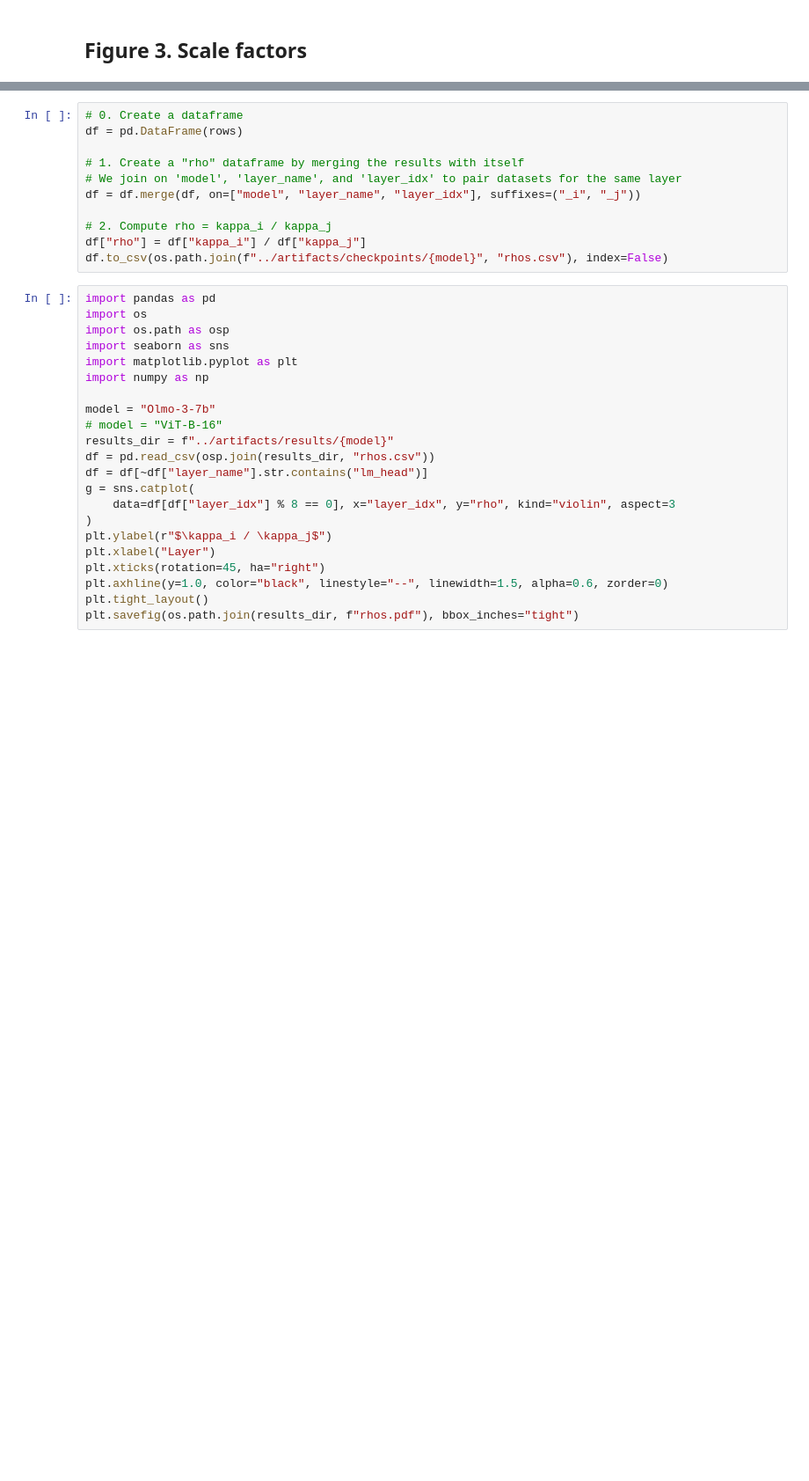
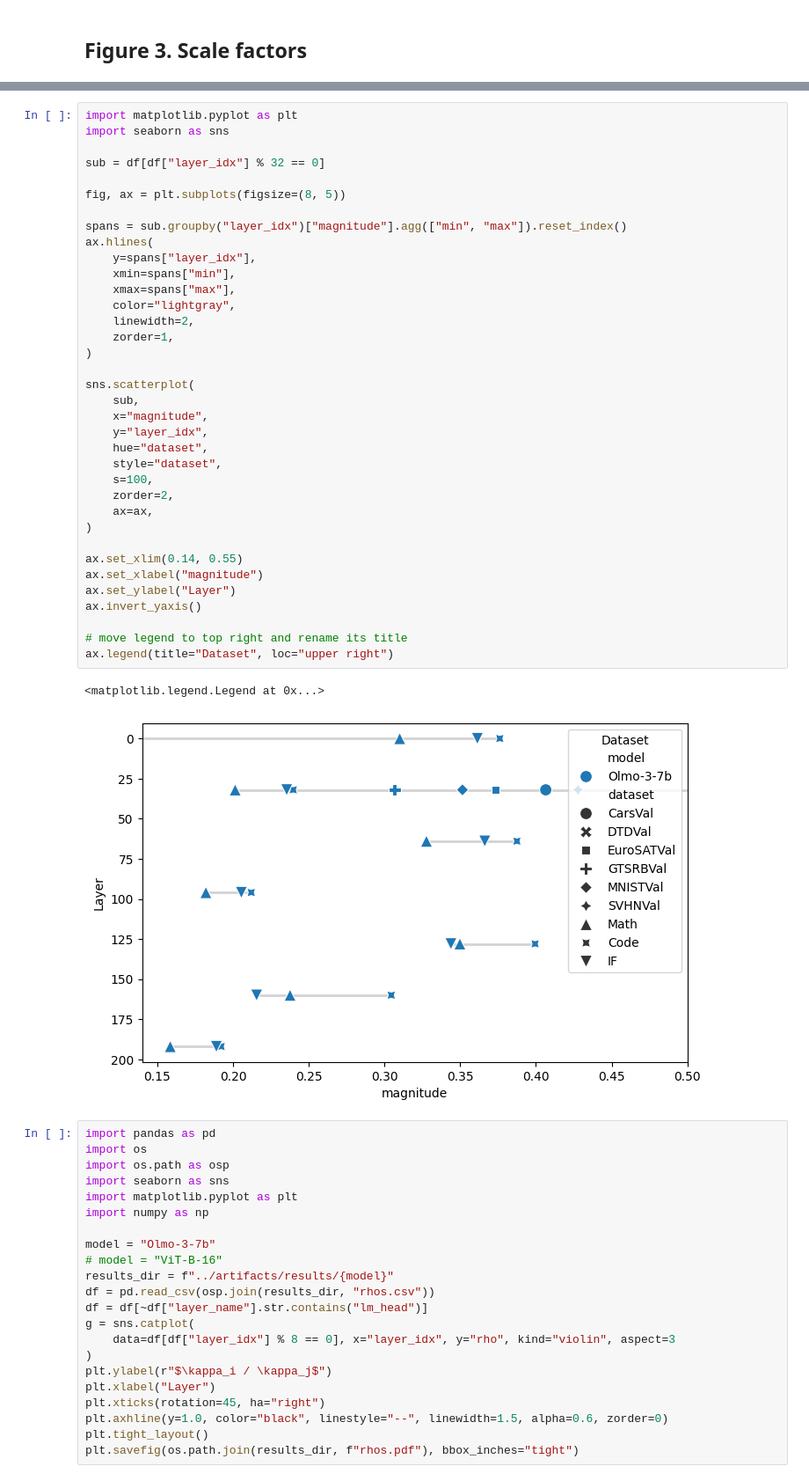
Before and after one commit to marawangamal/actmat, a Jupyter notebook: scripts/analysis.ipynb, the cells around one changed output, grey strips where cells are left out. Shown at 88% size. Saved outputs shown, nothing was run; the diff lists cells and outputs as text; blank space fills up the shorter version.

Commit message:
Exp: add results

```diff
--- a/scripts/analysis.ipynb
+++ b/scripts/analysis.ipynb
@@ -212,14 +288,42 @@ for dataset in tqdm(datasets, desc="datasets"):
 # %%
-# 0. Create a dataframe
-df = pd.DataFrame(rows)
+import matplotlib.pyplot as plt
+import seaborn as sns
 
-# 1. Create a "rho" dataframe by merging the results with itself
-# We join on 'model', 'layer_name', and 'layer_idx' to pair datasets for the same layer
-df = df.merge(df, on=["model", "layer_name", "layer_idx"], suffixes=("_i", "_j"))
+sub = df[df["layer_idx"] % 32 == 0]
 
-# 2. Compute rho = kappa_i / kappa_j
-df["rho"] = df["kappa_i"] / df["kappa_j"]
-df.to_csv(os.path.join(f"../artifacts/checkpoints/{model}", "rhos.csv"), index=False)
+fig, ax = plt.subplots(figsize=(8, 5))
+
+spans = sub.groupby("layer_idx")["magnitude"].agg(["min", "max"]).reset_index()
+ax.hlines(
+    y=spans["layer_idx"],
+    xmin=spans["min"],
+    xmax=spans["max"],
+    color="lightgray",
+    linewidth=2,
+    zorder=1,
+)
+
+sns.scatterplot(
+    sub,
+    x="magnitude",
+    y="layer_idx",
+    hue="dataset",
+    style="dataset",
+    s=100,
+    zorder=2,
+    ax=ax,
+)
+
+ax.set_xlim(0.14, 0.55)
+ax.set_xlabel("magnitude")
+ax.set_ylabel("Layer")
+ax.invert_yaxis()
+
+# move legend to top right and rename its title
+ax.legend(title="Dataset", loc="upper right")
+# %% [output]
+<matplotlib.legend.Legend at 0x...>
+[figure, added]
 # %%
 import pandas as pd
 import os
```
Also changed, not shown: parts of 8 cells of this notebook, 45 other files.
